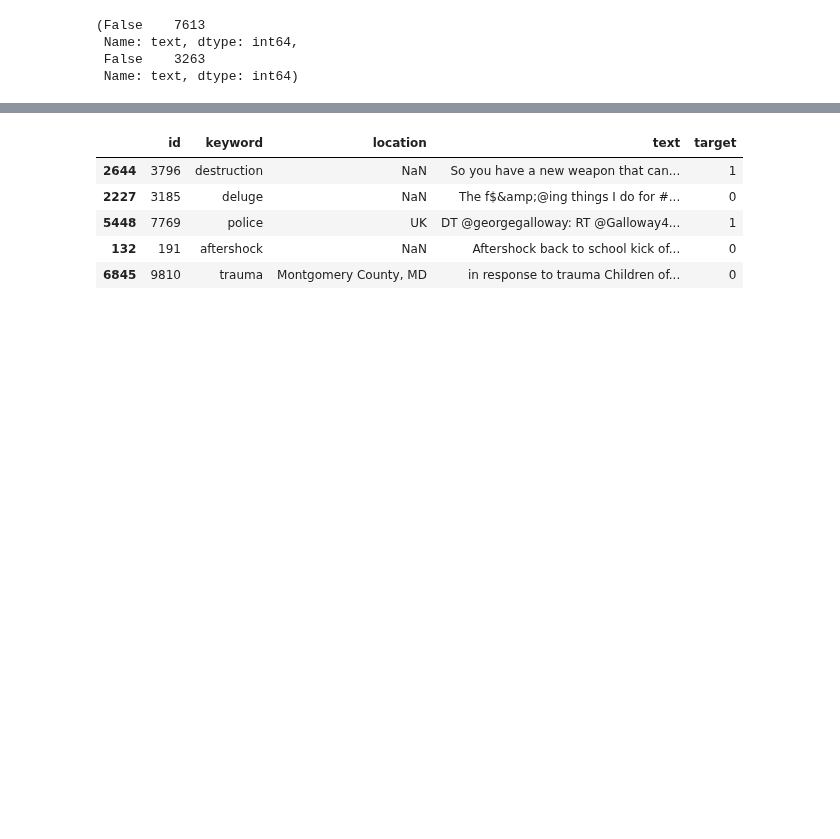
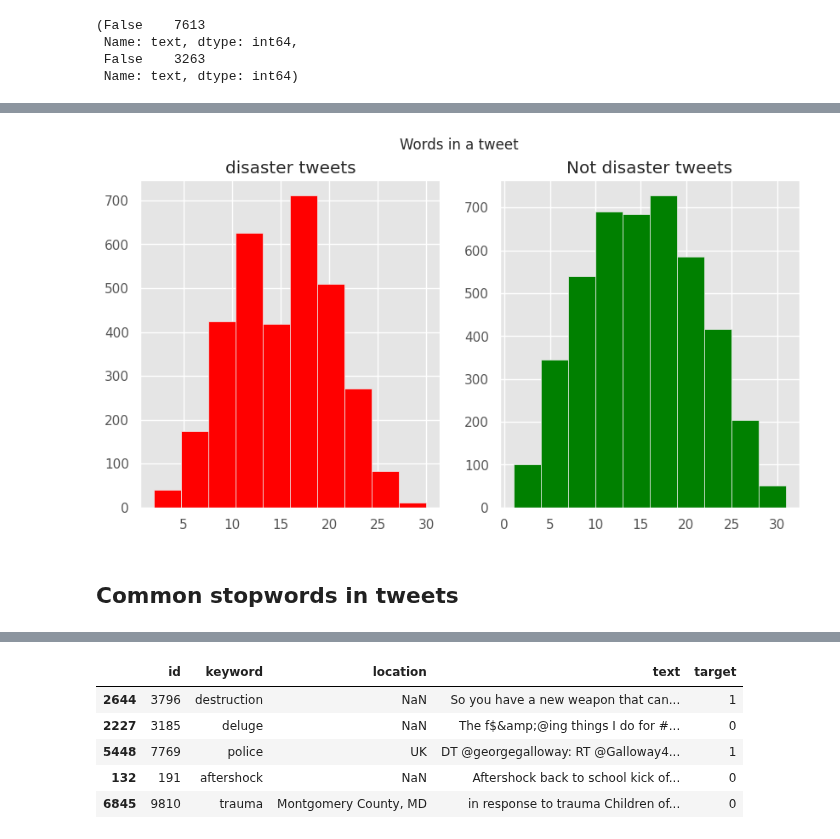
Before and after one commit to 0xpix/Kaggle-competitions, a Jupyter notebook: nlp_with_disaster_tweets.ipynb, the cells around one changed output, grey strips where cells are left out. Cells and saved outputs as stored; diff of their text form; code cells hidden in the pictures; blank space fills up the shorter version.

```diff
--- a/nlp_with_disaster_tweets.ipynb
+++ b/nlp_with_disaster_tweets.ipynb
@@ -80,0 +158,12 @@ train_df['text'].isna().value_counts(), test_df['text'].isna().value_counts()
+# %%
+fig,(ax1,ax2)=plt.subplots(1,2,figsize=(10,5))
+ax1.hist(tweet_len_w_1,color='red')
+ax1.set_title('disaster tweets')
+ax2.hist(tweet_len_w_0,color='green')
+ax2.set_title('Not disaster tweets')
+fig.suptitle('Words in a tweet')
+plt.show()
+# %% [output]
+[figure, added]
+# %% [markdown]
+## Common stopwords in tweets
```
Also changed, not shown: parts of 109 cells of this notebook.
